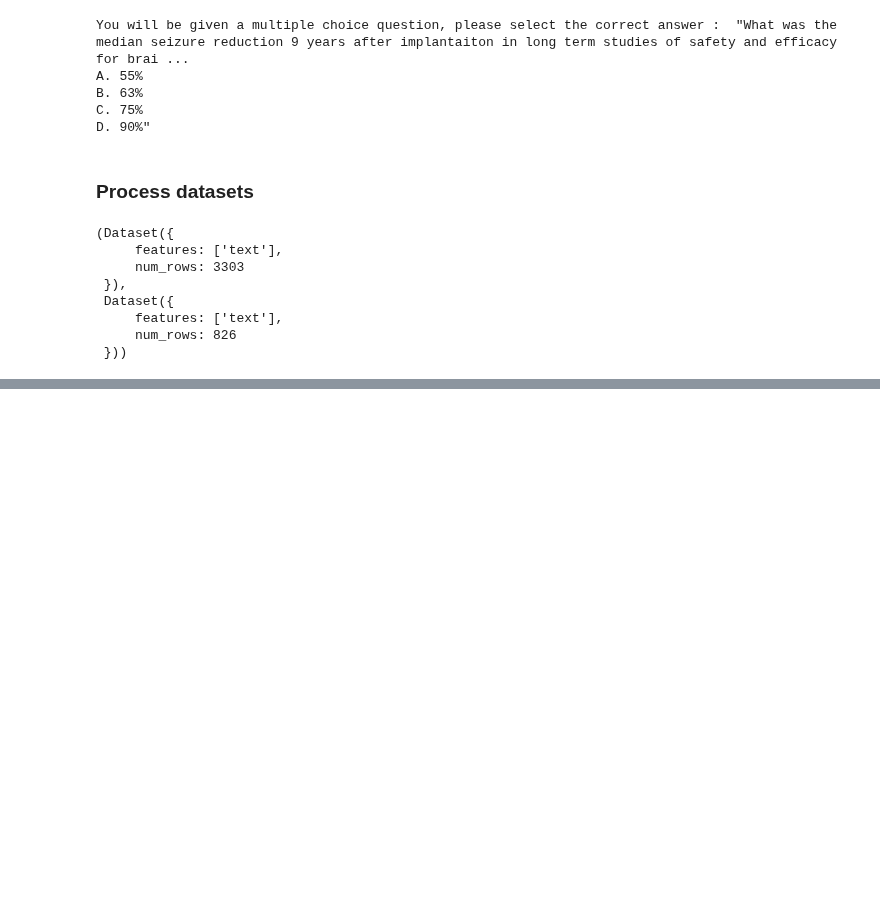
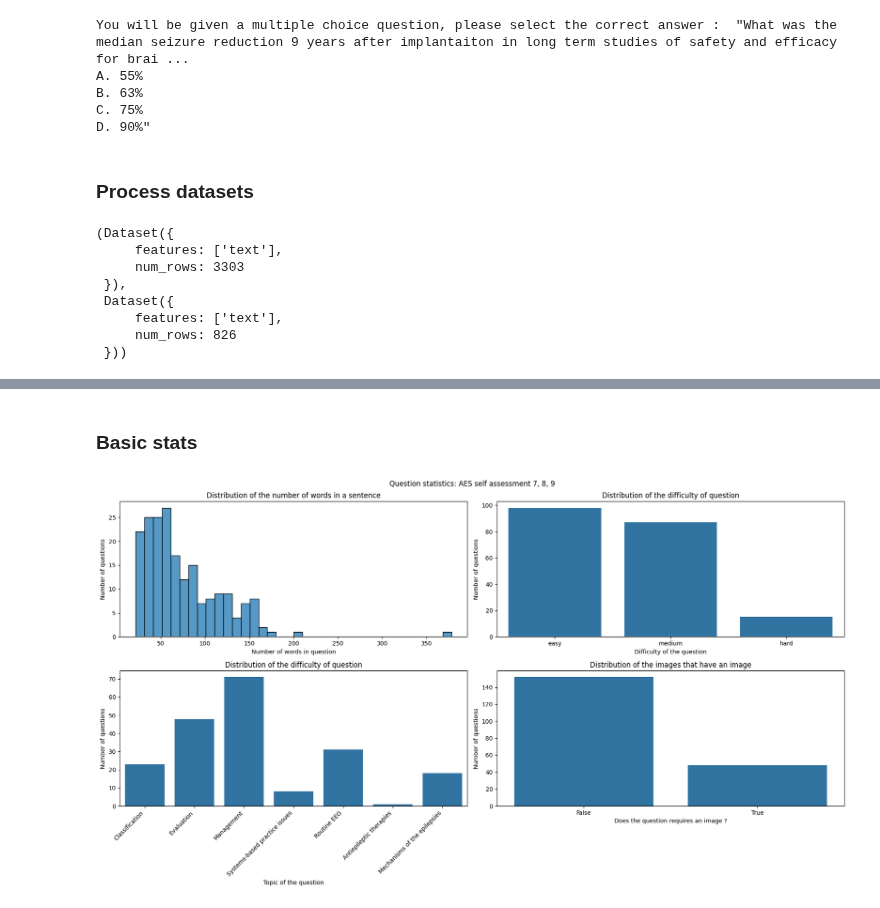
Before and after one commit to magantoine/EpiLLM, a Jupyter notebook: notebooks/process_mcq.ipynb, the cells around one changed output, grey strips where cells are left out. Saved outputs shown, nothing was run; the diff lists cells and outputs as text; code cells hidden in the pictures; blank space fills up the shorter version.

```diff
--- a/notebooks/process_mcq.ipynb
+++ b/notebooks/process_mcq.ipynb
@@ -148,0 +247,6 @@ pmc_test.save_to_disk("docs/pmc_patiens_fil_test.hf")
+# %%
+aes = pd.read_excel("docs/benchmarks/self_assessment/AES7-8.xlsx").set_index("Numéro").T.reset_index()
+aes["index"] = aes["index"].apply(lambda _ : _.replace("Question ", ""))
+aes["AES"] = aes["index"].apply(lambda _ : _.split("-")[0][-1])
+aes = aes.set_index("index")
+aes
@@ -148,0 +268,58 @@ pmc_test.save_to_disk("docs/pmc_patiens_fil_test.hf")
+# %% [markdown]
+### Basic stats
+# %%
+from nltk import RegexpTokenizer
+
+wtok = RegexpTokenizer(r'\w+')
+# %%
+aes["q_len"] = aes["Question"].apply(wtok.tokenize).apply(len)
+aes["Is_image"] = aes["Is_image"].apply(lambda _ : _ == "yes")
+# %%
+f, a = plt.subplots(2,2, figsize=(18, 10))
+
+g = sns.histplot(
+    data=aes,
+    x="q_len",
+    binwidth=10,
+    ax=a[0][0]
+
+)
+g.set_xlabel("Number of words in question")
+g.set_ylabel("Number of questions")
+g.set_title("Distribution of the number of words in a sentence")
+
+
+g = sns.countplot(
+    data=aes,
+    x="Difficulty",
+    ax=a[0][1],
+)
+g.set_xlabel("Difficulty of the question")
+g.set_ylabel("Number of questions")
+g.set_title("Distribution of the difficulty of question")
+
+g = sns.countplot(
+    data=aes,
+    x="Topic",
+    ax=a[1][0],
+)
+g.set_xlabel("Topic of the question")
+g.set_ylabel("Number of questions")
+g.set_title("Distribution of the difficulty of question")
+g.set_xticklabels(g.get_xticklabels(), rotation=45, ha='right')
+
+g = sns.countplot(
+    data=aes,
+    x="Is_image",
+    ax=a[1][1],
+)
+g.set_xlabel("Does the question requires an image ?")
+g.set_ylabel("Number of questions")
+g.set_title("Distribution of the images that have an image")
+
+
+
+f.suptitle("Question statistics: AES self assessment 7, 8, 9")
+plt.tight_layout()
+# %% [output]
+[figure, added]
```
Also changed, not shown: parts of 14 cells of this notebook.
